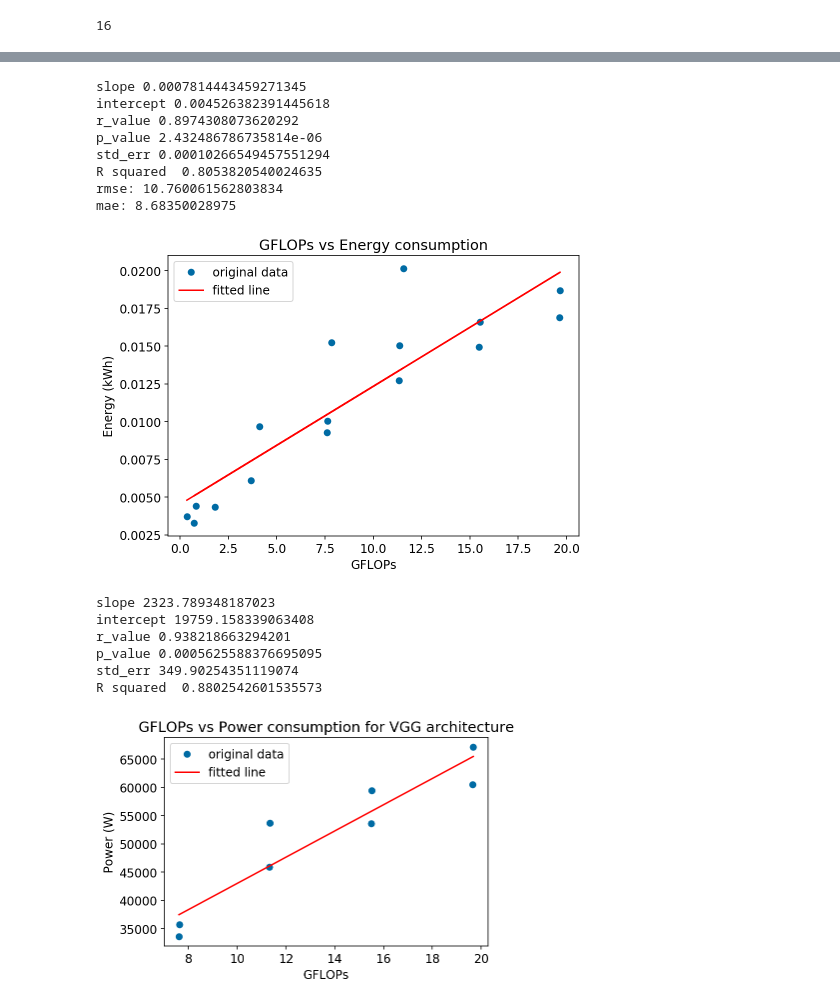
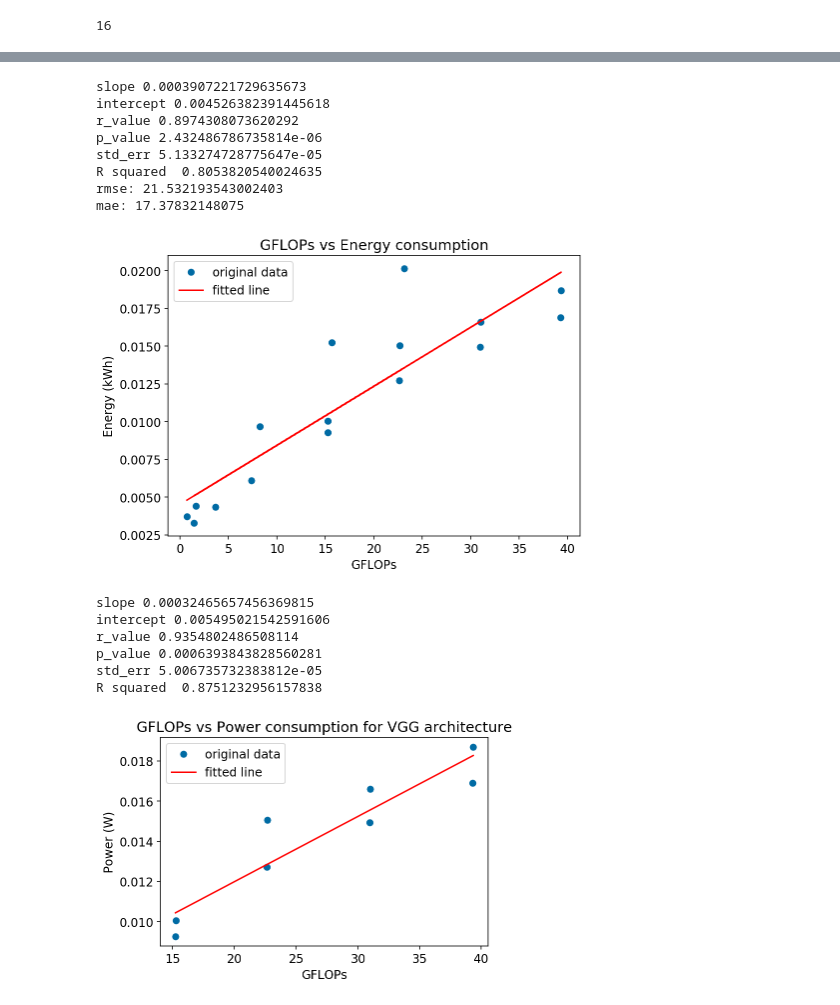
Before and after one commit to MScDissertation/model_hub, a Jupyter notebook: Training and FLOP analysis.ipynb, the cells around one changed output, grey strips where cells are left out. Saved outputs shown, nothing was run; the diff lists cells and outputs as text; code cells hidden in the pictures.

```diff
--- a/Training and FLOP analysis.ipynb
+++ b/Training and FLOP analysis.ipynb
@@ -41,8 +44,8 @@ df.describe()
 | 75% | 1.133300e+10 | 1.078390e+08 |
 | max | 2.279560e+10 | 1.436782e+08 |
 # %%
-df['GFLOPS'] = (df['macs']) / (10 ** 9)
-df['TFLOPS'] = (df['macs']) / (10 ** 12)
+df['GFLOPS'] = (df['macs'] * 2) / (10 ** 9)
+df['TFLOPS'] = (df['macs'] * 2) / (10 ** 12)
 df['Params(Million)'] = df['parameters'] / (10 ** 6)
 df['Log'] = np.log(df['macs'])
 df['Training 1 epoch(pfs-days)'] = df['GFLOPS'] * 2 * 3 * (1.2 * (10 ** 6))
@@ -337,14 +286,14 @@ rmse = mse ** (1/2)
 mae = metrics.mean_absolute_error(x, y)
 print(f"rmse: {rmse} \nmae: {mae}")
 # %% [output]
-slope 0.0007814443459271345
+slope 0.0003907221729635673
 intercept 0.004526382391445618
 r_value 0.8974308073620292
 p_value 2.432486786735814e-06
-std_err 0.00010266549457551294
+std_err 5.133274728775647e-05
 R squared  0.8053820540024635
-rmse: 10.760061562803834
-mae: 8.68350028975
+rmse: 21.532193543002403
+mae: 17.37832148075
 # %%
 x = df_minus_densenet['GFLOPS']
 y = df_minus_densenet['empirical']
@@ -358,34 +307,34 @@ plt.legend()
 plt.tight_layout()
 plt.savefig('viz/training_fit_minus_densenet.png',dpi=300)
 # %% [output]
-[figure, old version]
+[figure, new version]
 # %%
 vgg_df = df_time_interval.merge(vgg, on='model')
 # %%
 #ax = vgg_df.plot('GFLOPS', 'power', kind='scatter')
-slope, intercept, r_value, p_value, std_err = stats.linregress(vgg_df['GFLOPS'],vgg_df['power'] )
+slope, intercept, r_value, p_value, std_err = stats.linregress(vgg_df['GFLOPS'],vgg_df['empirical'] )
 print(f"slope {slope} \nintercept {intercept}\nr_value {r_value}\np_value {p_value}\nstd_err {std_err}")
 print('R squared ', r_value ** 2)
 # %% [output]
-slope 2323.789348187023
-intercept 19759.158339063408
-r_value 0.938218663294201
-p_value 0.0005625588376695095
-std_err 349.90254351119074
-R squared  0.8802542601535573
+slope 0.00032465657456369815
+intercept 0.005495021542591606
+r_value 0.9354802486508114
+p_value 0.0006393843828560281
+std_err 5.006735732383812e-05
+R squared  0.8751232956157838
 # %%
 x = vgg_df['GFLOPS']
-y = vgg_df['power']
+y = vgg_df['empirical']
 plt.plot(x, y, 'o', label='original data')
 plt.plot(x, intercept + slope*x, 'r', label='fitted line')
 plt.xlabel("GFLOPs")
 plt.ylabel("Power (W)")
 plt.title("GFLOPs vs Power consumption for VGG architecture")
 plt.legend()
 plt.tight_layout()
 plt.savefig('viz/training_vgg_gflops_power_fit.png',dpi=300)
 # %% [output]
-[figure, old version]
+[figure, new version]
 # %%
 
 df_co2 = pd.read_csv("../BERT/results/co2data.csv")
```
Also changed, not shown: parts of 17 cells of this notebook, 15 other files.
